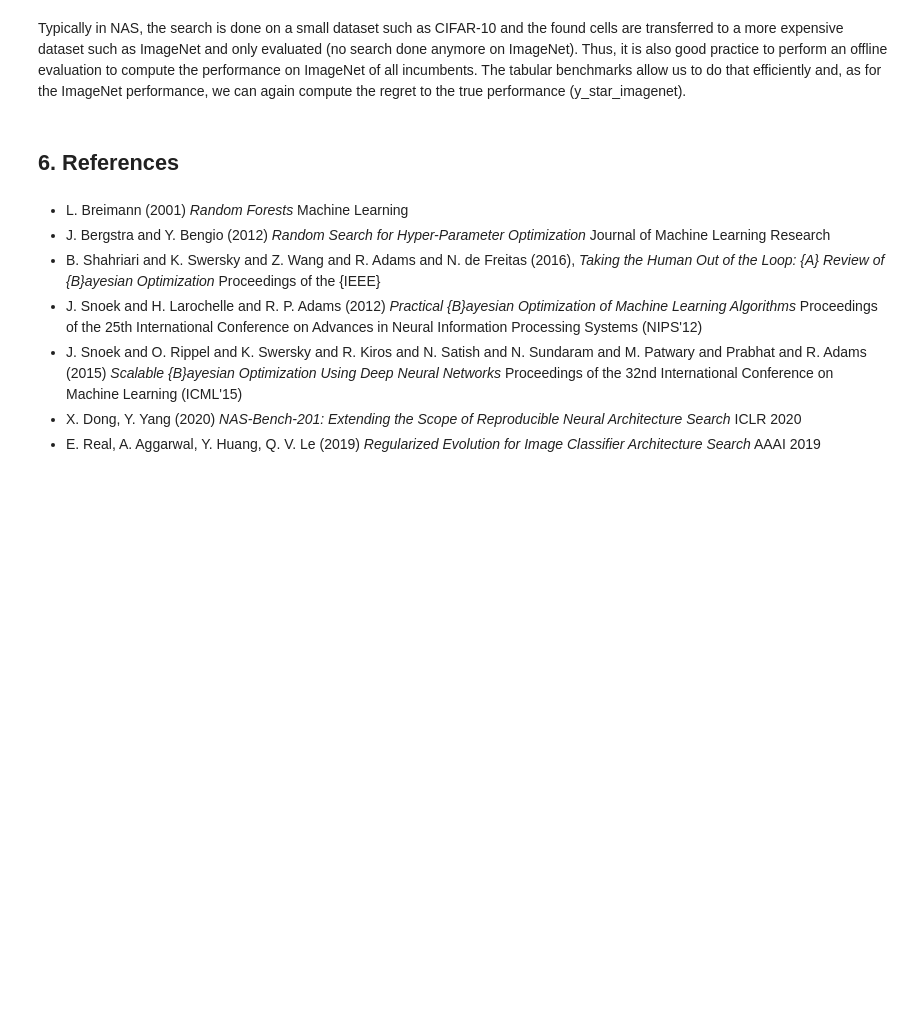
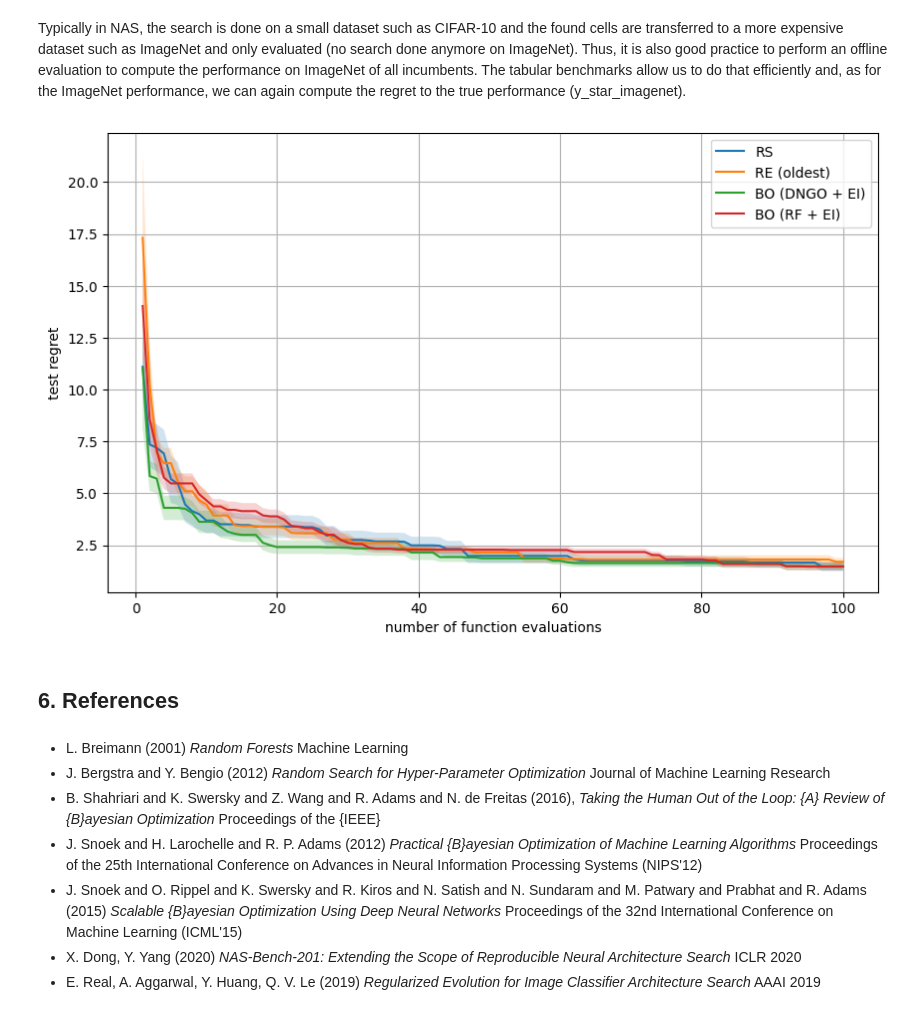
Before and after one commit to abwerby/DeepLearningLab, a Jupyter notebook: autoML/automl_1.ipynb, the cells around one changed output. Saved outputs shown, nothing was run; the diff lists cells and outputs as text; code cells hidden in the pictures; blank space fills up the shorter version.

```diff
--- a/autoML/automl_1.ipynb
+++ b/autoML/automl_1.ipynb
@@ -529,3 +536,52 @@ plt.grid()
+# %%
+b_imagenet = NB201Benchmark(path="./nb201.pkl", dataset='imagenet16')
+_, y_star_imagenet = b_imagenet.get_best_configuration()
+
+incumbent_error_imagenet = np.zeros((n_methods, n_runs, n_iters))
+
+# TODO: compute test performance for all methods and all runs and then the average test regret +/- standard error on ImageNet
+# HINT: only need to evaluate what we appended to the "incumbent" list
+for run in range(n_runs):
+    opt_rs = RandomSearch(benchmark=b_imagenet, n_iters=n_iters, n_init=100)
+    opt_rs.run()
+    incumbent[0][run] = opt_rs.incumbent
+    incumbent_error_imagenet[0][run] = opt_rs.incumbent_trajectory_error
+
+    opt_re = RegularizedEvolution(benchmark=b_imagenet, n_iters=n_iters, n_init=100)
+    opt_re.run(remove_oldest=True)
+    incumbent[1][run] = opt_re.incumbent
+    incumbent_error_imagenet[1][run] = opt_re.incumbent_trajectory_error
+
+    opt_bo = BayesianOptimization(benchmark=b_imagenet, n_iters=n_iters, n_init=100)
+    opt_bo.run(model=DNGO, acquisition_function=ei)
+    incumbent[2][run] = opt_bo.incumbent
+    incumbent_error_imagenet[2][run] = opt_bo.incumbent_trajectory_error
+
+    opt_bo = BayesianOptimization(benchmark=b_imagenet, n_iters=n_iters, n_init=100)
+    opt_bo.run(model=RandomForest, acquisition_function=ei)
+    incumbent[3][run] = opt_bo.incumbent
+    incumbent_error_imagenet[3][run] = opt_bo.incumbent_trajectory_error
+
+mean_incumbent_error_imagenet = np.mean(incumbent_error_imagenet, axis=1)
+incumbent_se_imagenet = np.std(incumbent_error_imagenet, axis=1) / np.sqrt(n_runs)
+regret_graph_test = mean_incumbent_error_imagenet - y_star_imagenet
+
+# TODO: plot mean regret on ImageNet for every method together with the standard error (use pyplot.fill_between)
+plt.figure(figsize=(10, 6))
+plt.plot(x, regret_graph_test[0], label='RS')
+plt.fill_between(x, regret_graph_test[0] -    [0], regret_graph_test[0] + incumbent_se_imagenet[0], alpha=0.2)
+plt.plot(x, regret_graph_test[1], label='RE (oldest)')
+plt.fill_between(x, regret_graph_test[1] - incumbent_se_imagenet[1], regret_graph_test[1] + incumbent_se_imagenet[1], alpha=0.2)
+plt.plot(x, regret_graph_test[2], label='BO (DNGO + EI)')
+plt.fill_between(x, regret_graph_test[2] - incumbent_se_imagenet[2], regret_graph_test[2] + incumbent_se_imagenet[2], alpha=0.2)
+plt.plot(x, regret_graph_test[3], label='BO (RF + EI)')
+plt.fill_between(x, regret_graph_test[3] - incumbent_se_imagenet[3], regret_graph_test[3] + incumbent_se_imagenet[3], alpha=0.2)
+plt.ylabel("test regret")
+plt.xlabel("number of function evaluations")
+plt.legend()
+plt.grid()
+# %% [output]
+[figure, added]
 # %% [markdown]
 ## 6. References
 # %% [markdown]
```
Also changed, not shown: parts of 4 cells of this notebook.
